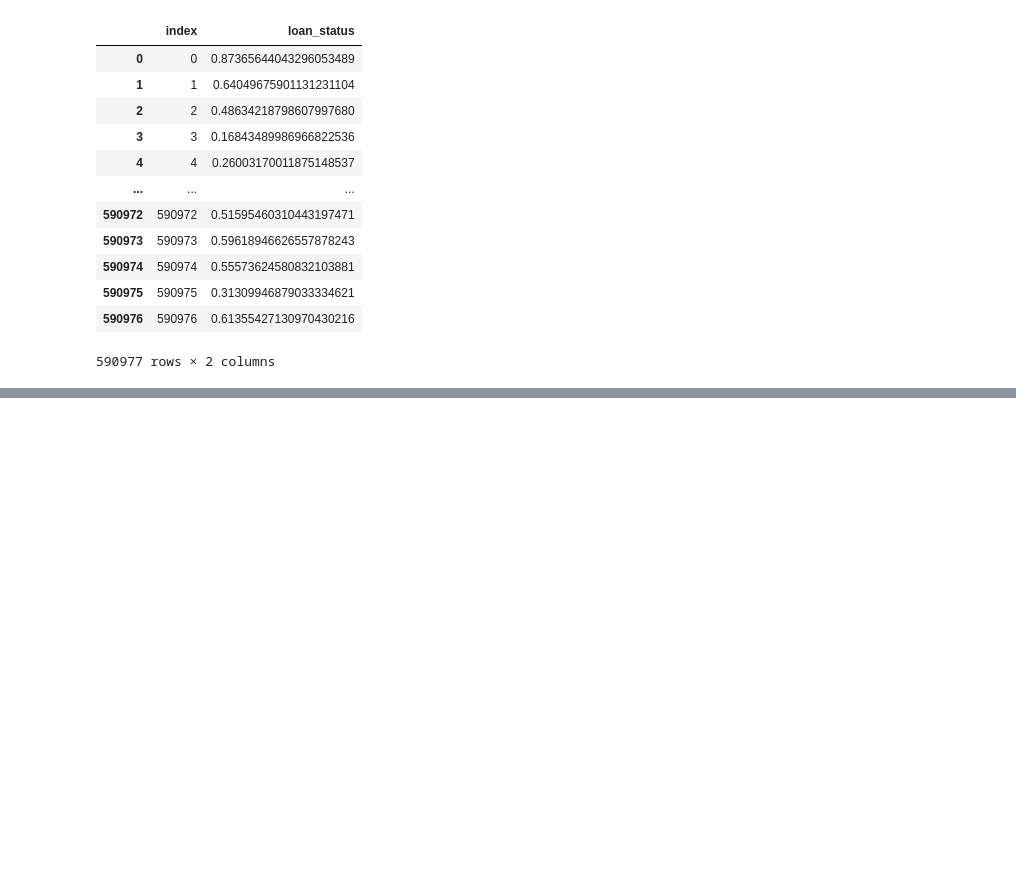
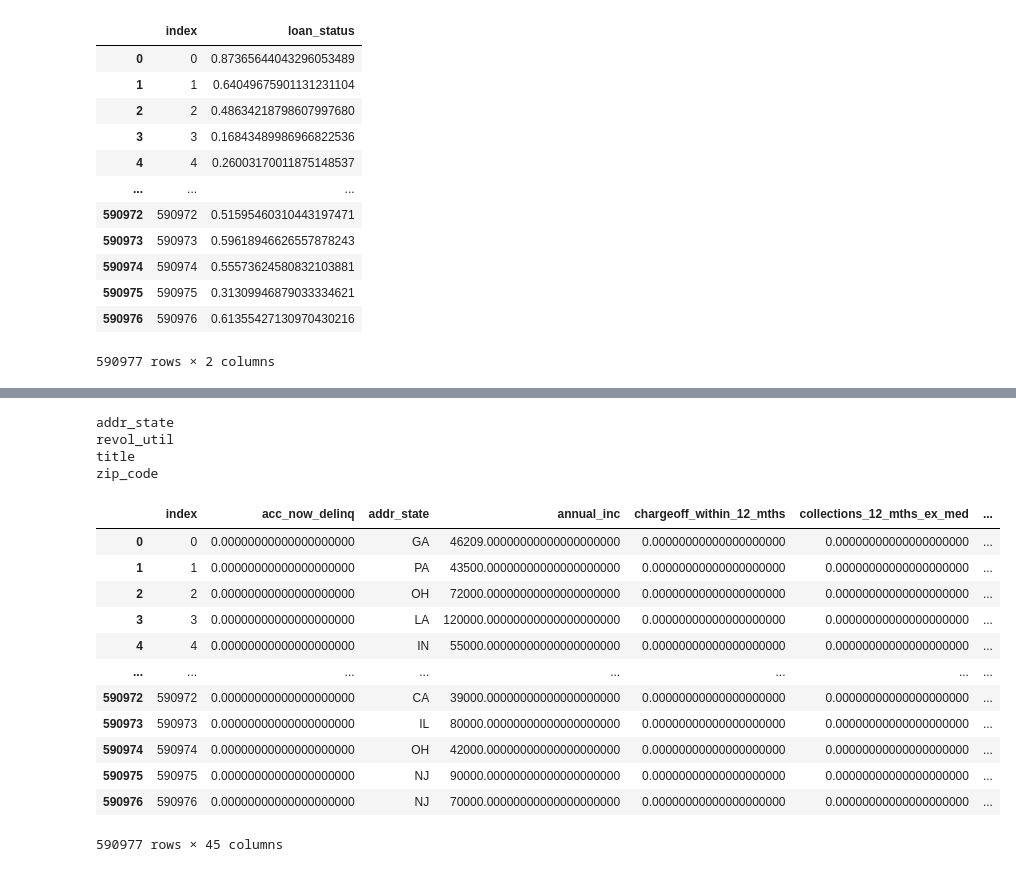
Before and after one commit to vladislavlisin/cft, a Jupyter notebook: cft.ipynb, the cells around one changed output, grey strips where cells are left out. Drawn from its saved outputs; the diff is of its cells as text; code cells hidden in the pictures; blank space fills up the shorter version.

```diff
--- a/cft.ipynb
+++ b/cft.ipynb
@@ -2859,0 +3238,52 @@ answer
+# %%
+object_feature_names = [
+    "addr_state",
+    "earliest_cr_line",
+    "emp_length",
+    "home_ownership" ,
+    "int_rate" ,
+    "issue_d" ,
+    "purpose" ,
+    "revol_util",
+    "term",
+    "title",
+    "verification_status",
+    "zip_code"
+]
+
+raw_df = to_sumbit_data.copy()
+
+raw_df.earliest_cr_line = raw_df.earliest_cr_line.map(lambda x: make_datetime(x))
+raw_df.issue_d = raw_df.issue_d.map(lambda x: make_datetime(x))
+raw_df.int_rate = raw_df.int_rate.map(lambda x: float(x[:-1]))
+
+feature_names = []
+# delete where big dimension
+for i in object_feature_names:
+    if raw_df[i].dtype == "object":
+        if raw_df[i].value_counts().shape[0] > 15:
+            print(i)
+            raw_df = raw_df.drop(columns=[i], axis=1)
+        else:
+            feature_names.append(i)
+
+
+to_sumbit_data
+# %% [output]
+addr_state
+revol_util
+title
+zip_code
+|  | index | acc_now_delinq | addr_state | annual_inc | chargeoff_within_12_mths | collections_12_mths_ex_med | ... |
+| 0 | 0 | 0.00000000000000000000 | GA | 46209.00000000000000000000 | 0.00000000000000000000 | 0.00000000000000000000 | ... |
+| 1 | 1 | 0.00000000000000000000 | PA | 43500.00000000000000000000 | 0.00000000000000000000 | 0.00000000000000000000 | ... |
+| 2 | 2 | 0.00000000000000000000 | OH | 72000.00000000000000000000 | 0.00000000000000000000 | 0.00000000000000000000 | ... |
+| 3 | 3 | 0.00000000000000000000 | LA | 120000.00000000000000000000 | 0.00000000000000000000 | 0.00000000000000000000 | ... |
+| 4 | 4 | 0.00000000000000000000 | IN | 55000.00000000000000000000 | 0.00000000000000000000 | 0.00000000000000000000 | ... |
+| ... | ... | ... | ... | ... | ... | ... | ... |
+| 590972 | 590972 | 0.00000000000000000000 | CA | 39000.00000000000000000000 | 0.00000000000000000000 | 0.00000000000000000000 | ... |
+| 590973 | 590973 | 0.00000000000000000000 | IL | 80000.00000000000000000000 | 0.00000000000000000000 | 0.00000000000000000000 | ... |
+| 590974 | 590974 | 0.00000000000000000000 | OH | 42000.00000000000000000000 | 0.00000000000000000000 | 0.00000000000000000000 | ... |
+| 590975 | 590975 | 0.00000000000000000000 | NJ | 90000.00000000000000000000 | 0.00000000000000000000 | 0.00000000000000000000 | ... |
+| 590976 | 590976 | 0.00000000000000000000 | NJ | 70000.00000000000000000000 | 0.00000000000000000000 | 0.00000000000000000000 | ... |
+590977 rows × 45 columns
```
Also changed, not shown: parts of 148 cells of this notebook.
